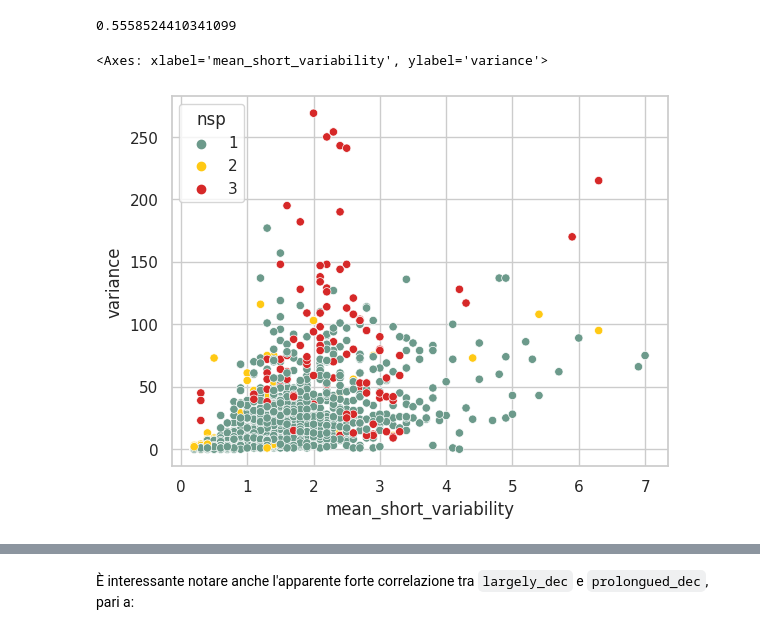
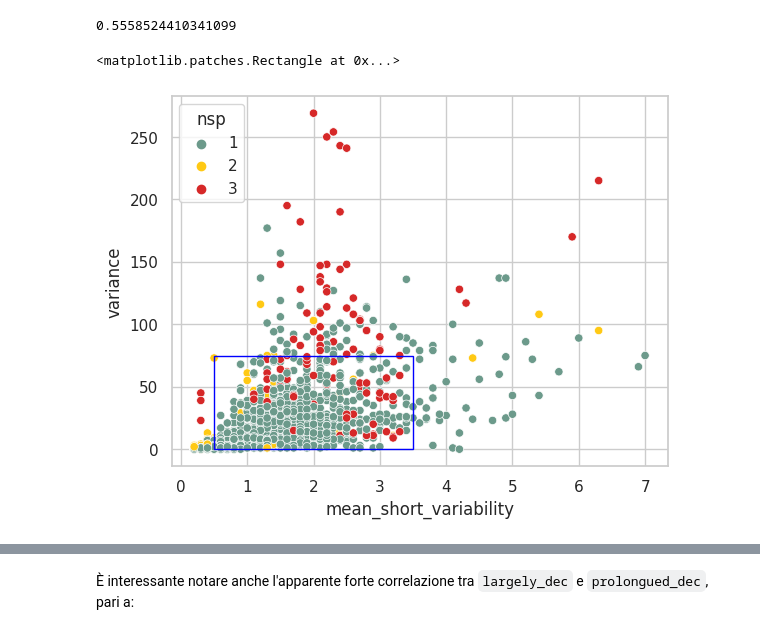
Before and after one commit to S-furi/CardioML, a Jupyter notebook: notebooks/cardio_ml.ipynb, the cells around one changed output, grey strips where cells are left out. Drawn from its saved outputs; the diff is of its cells as text; code cells hidden in the pictures.

```diff
--- a/notebooks/cardio_ml.ipynb
+++ b/notebooks/cardio_ml.ipynb
@@ -220,5 +219,5 @@ Ai fini dello scopo di questo progetto, le colonne `file_name`, `seg_file` e `da
 # %%
-df = raw_df.drop(columns=['file_name', 'date', 'seg_file'])
+df = raw_df.drop(columns=['file_name', 'date', 'seg_file', 'class', 'sisproto_baseline'])
 # %% [markdown]
 Il dataset è ora utilizzabile per procedere con l'analisi esplorativa.
 # %% [markdown]
@@ -291,6 +307,8 @@ corr_matrix['mean_short_variability']['variance']
 0.5558524410341099
 # %%
 sns.scatterplot(data=df, x='mean_short_variability', y='variance', hue='nsp', palette=['#6c9a8b', '#ffc914', '#d62828'])
+rect = plt.Rectangle((0.5, 0), 3, 75, fill=False, color='blue')
+plt.gca().add_patch(rect)
 # %% [output]
-<Axes: xlabel='mean_short_variability', ylabel='variance'>
+<matplotlib.patches.Rectangle at 0x...>
-[figure, old version]
+[figure, new version]
```
Also changed, not shown: parts of 61 cells of this notebook.
